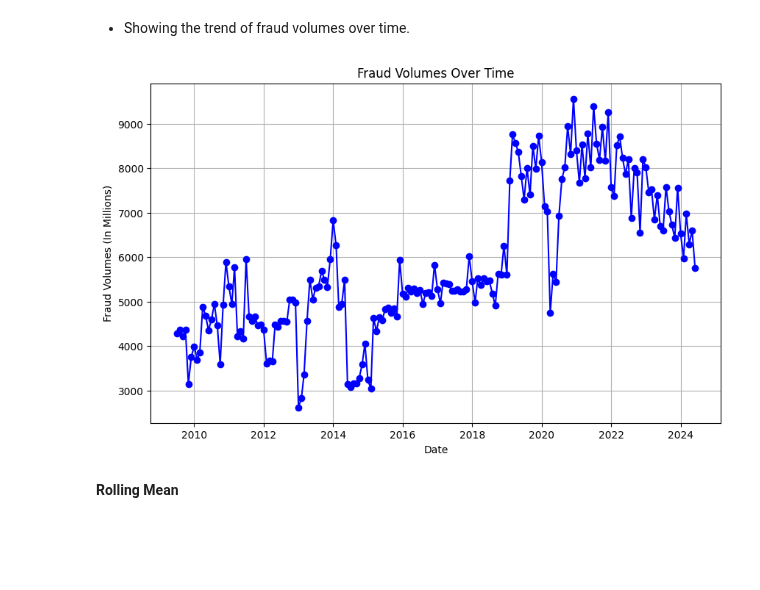
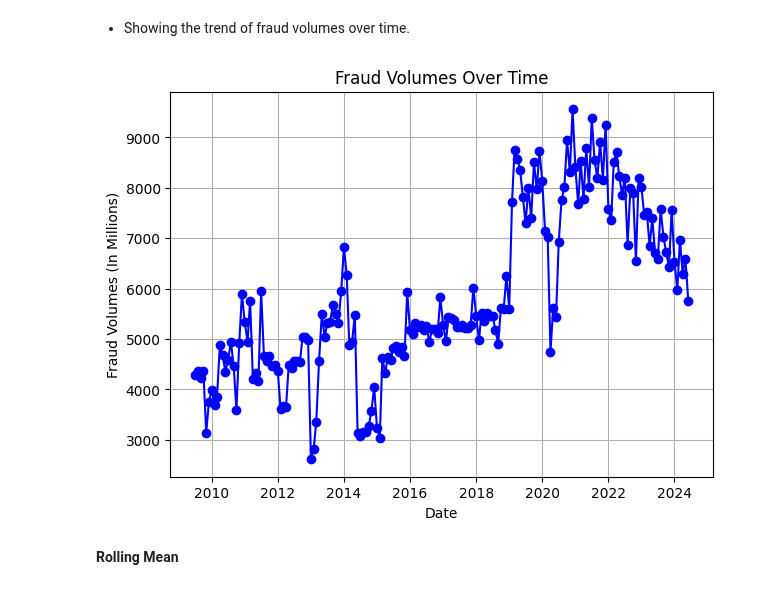
Before and after one commit to micahondiwa/fraud_volumes_detection, a Jupyter notebook: 0-data_wrangling.ipynb, the cells around one changed output. Saved outputs shown, nothing was run; the diff lists cells and outputs as text; code cells hidden in the pictures; blank space fills up the shorter version.

Commit message:
Line plot

```diff
--- a/0-data_wrangling.ipynb
+++ b/0-data_wrangling.ipynb
@@ -56,15 +56,15 @@ Name: Fraud Volumes (In Millions), dtype: float64
 # %% [markdown]
 - Showing the trend of fraud volumes over time.
 # %%
-plt.figure(figsize=(10, 6))
+plt.figure(figsize=(7, 5))
 plt.plot(fraud_series, marker='o', linestyle='-', color='b')
 plt.title('Fraud Volumes Over Time')
 plt.xlabel('Date')
 plt.ylabel('Fraud Volumes (In Millions)')
 plt.grid(True)
 plt.show()
 # %% [output]
-[figure, old version]
+[figure, new version]
 # %% [markdown]
 **Rolling Mean**
 # %% [markdown]
```
Also changed, not shown: parts of 1 cell of this notebook.
